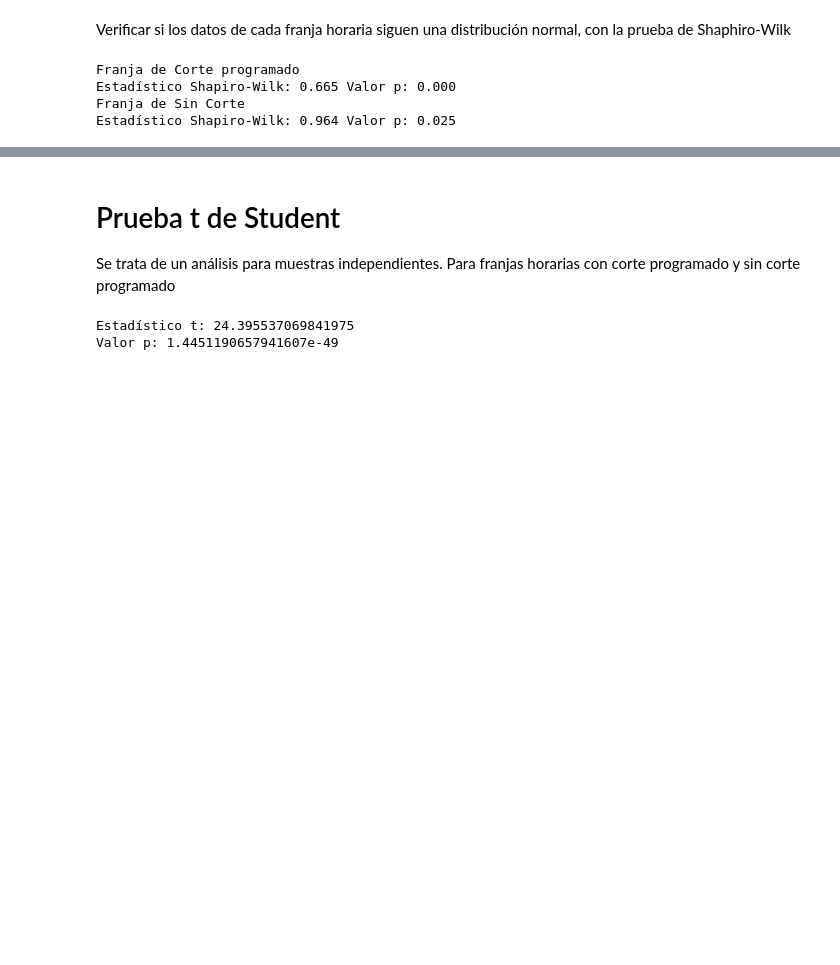
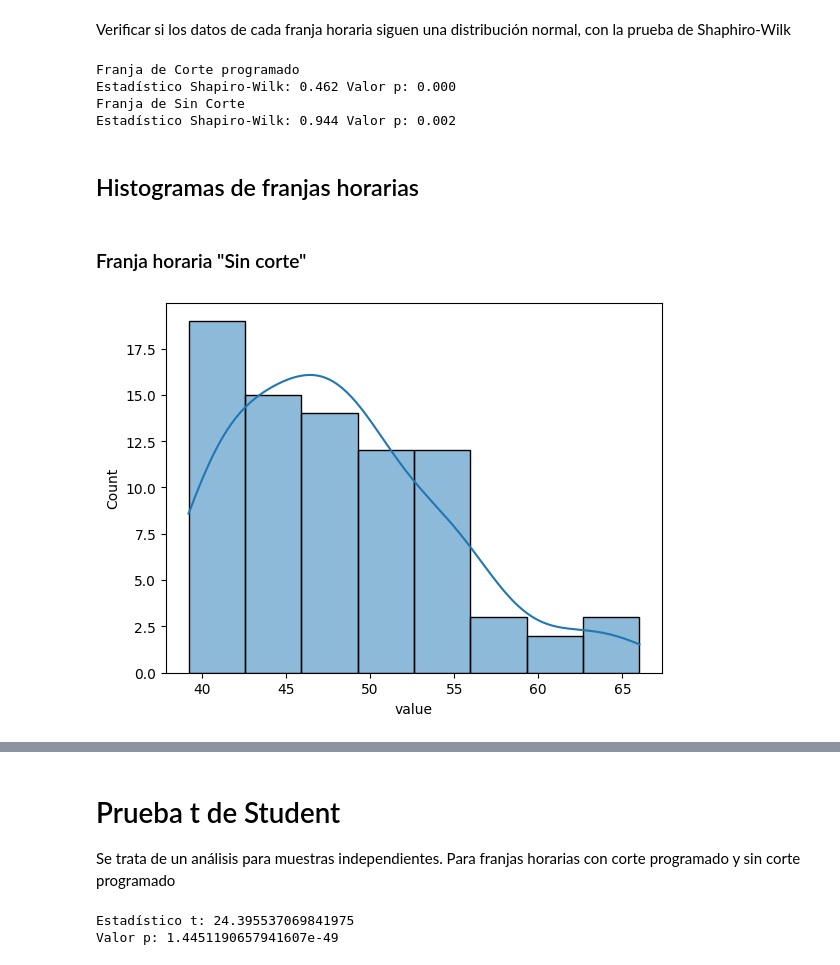
Before and after one commit to darespinoza/ruido_generador_ierse, a Jupyter notebook: ruido_generadores_oct.ipynb, the cells around one changed output, grey strips where cells are left out. Drawn from its saved outputs; the diff is of its cells as text; code cells hidden in the pictures; blank space fills up the shorter version.

```diff
--- a/ruido_generadores_oct.ipynb
+++ b/ruido_generadores_oct.ipynb
@@ -192,13 +191,23 @@ Passing `palette` without assigning `hue` is deprecated and will be removed in v
 Verificar si los datos de cada franja horaria siguen una distribución normal, con la prueba de Shaphiro-Wilk
 # %%
 # Obtener los estadísticos por franja horaria
-stat, p_value_corte =stats.shapiro(df_noise_date[df_noise_date['franja_horaria'] == 'Corte programado']['value'])
-print(f"Franja de Corte programado\nEstadístico Shapiro-Wilk: {stat:.3f} Valor p: {p_value_corte:.3f}")
+stat_w_c, p_value_corte =stats.shapiro(df_noise_date[df_noise_date['franja_horaria'] == 'Corte programado']['value'])
+print(f"Franja de Corte programado\nEstadístico Shapiro-Wilk: {stat_w_c:.3f} Valor p: {p_value_corte:.3f}")
 
-stat, p_value_scorte =stats.shapiro(df_noise_date[df_noise_date['franja_horaria'] == 'Sin corte']['value'])
-print(f"Franja de Sin Corte\nEstadístico Shapiro-Wilk: {stat:.3f} Valor p: {p_value_scorte:.3f}")
+stat_w_sc, p_value_scorte =stats.shapiro(df_noise_date[df_noise_date['franja_horaria'] == 'Sin corte']['value'])
+print(f"Franja de Sin Corte\nEstadístico Shapiro-Wilk: {stat_w_sc:.3f} Valor p: {p_value_scorte:.3f}")
 # %% [output]
 Franja de Corte programado
-Estadístico Shapiro-Wilk: 0.665 Valor p: 0.000
+Estadístico Shapiro-Wilk: 0.462 Valor p: 0.000
 Franja de Sin Corte
-Estadístico Shapiro-Wilk: 0.964 Valor p: 0.025
+Estadístico Shapiro-Wilk: 0.944 Valor p: 0.002
+# %% [markdown]
+## Histogramas de franjas horarias
+# %% [markdown]
+### Franja horaria "Sin corte"
+# %%
+datos = df_noise_date[df_noise_date['franja_horaria'] == 'Sin corte']
+sns.histplot(data=datos, x='value', kde=True) # Incluir curva de densidad
+plt.show()
+# %% [output]
+[figure, added]
```
Also changed, not shown: parts of 12 cells of this notebook.
